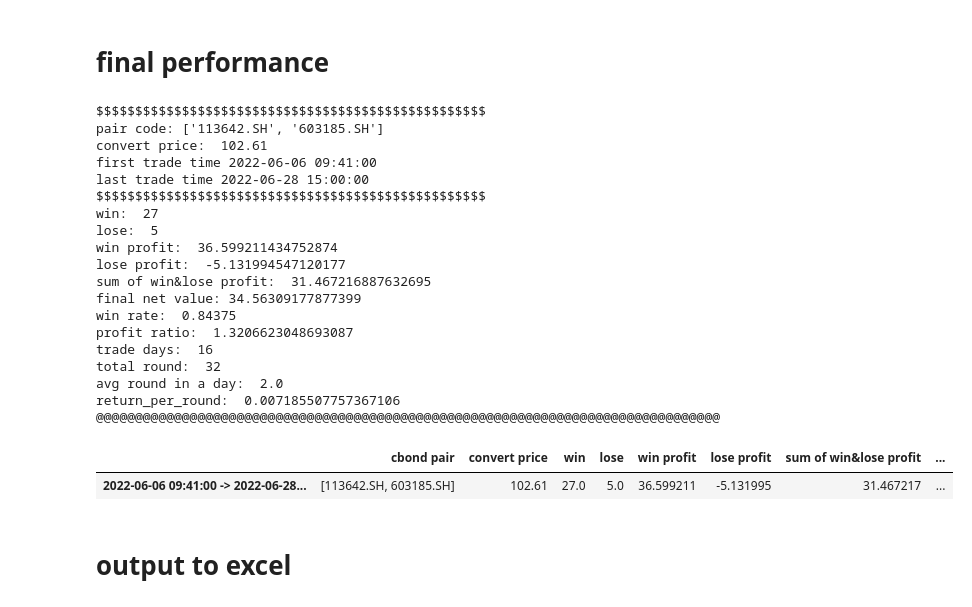
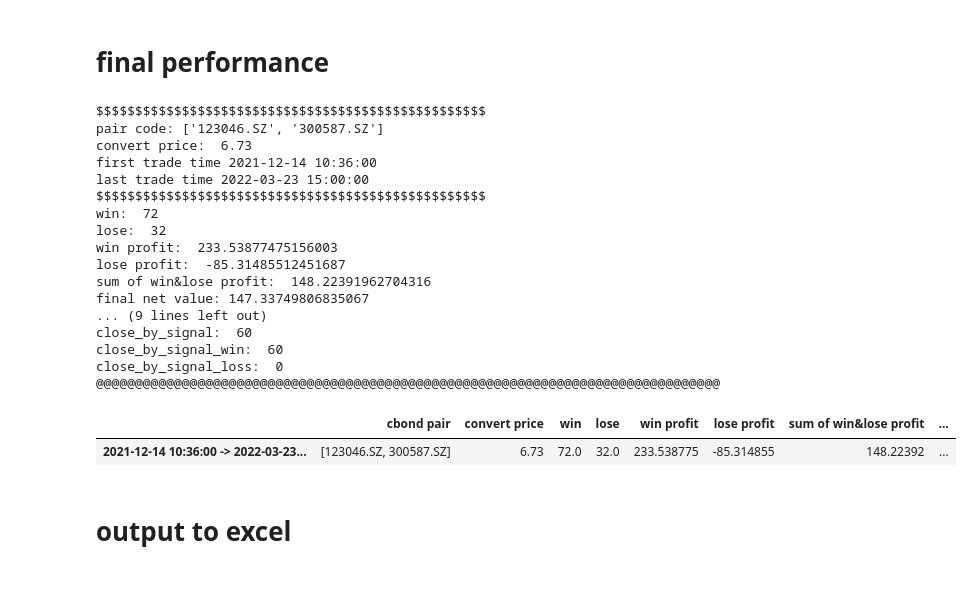
Before and after one commit to PXY11/cms, a Jupyter notebook: backtest_new_2.ipynb, the cells around one changed output. Saved outputs shown, nothing was run; the diff lists cells and outputs as text; code cells hidden in the pictures.

```diff
--- a/backtest_new_2.ipynb
+++ b/backtest_new_2.ipynb
@@ -35,10 +35,10 @@ dict_keys(['123046.SZ', '300587.SZ', '113642.SH', '603185.SH', '110061.SH', '600
 # stock_volume = 100/convert_price #整个回测期间不变
 
 
-# cbond_pair = ['123046.SZ','300587.SZ']
-# part = 1
-# convert_price = 6.73
-# stock_volume = 100/convert_price  # 2021-12-13至2022-03-23
+cbond_pair = ['123046.SZ','300587.SZ']
+part = 1
+convert_price = 6.73
+stock_volume = 100/convert_price  # 2021-12-13至2022-03-23
 # part = 2
 # convert_price = 6.74
 # stock_volume = 100/convert_price  # 2022-03-24至2022-06-28
@@ -50,13 +50,13 @@ dict_keys(['123046.SZ', '300587.SZ', '113642.SH', '603185.SH', '110061.SH', '600
 # stock_volume = 100/convert_price #整个回测期间不变
 
 
-cbond_pair = ['113642.SH','603185.SH']
+# cbond_pair = ['113642.SH','603185.SH']
 # part = 1
 # convert_price = 145.66
 # stock_volume = 100/convert_price  # 2022-04-06至2022-06-02
-part = 2
-convert_price = 102.61
-stock_volume = 100/convert_price  # 2022-06-03至2022-06-28
+# part = 2
+# convert_price = 102.61
+# stock_volume = 100/convert_price  # 2022-06-03至2022-06-28
 # %%
 cbond_pair_price = pd.DataFrame([])
 cbond_pair_price = pd.concat([ohlcv_data[cbond_pair[0]]['close'],ohlcv_data[cbond_pair[1]]['close']],axis=1)
@@ -551,44 +602,53 @@ print('trade days: ',trade_days)
 print('total round: ',total_round)
 print('avg round in a day: ',round_per_day)
 print('return_per_round: ',return_per_round)
+
+print('close_by_time: ',close_by_time)
+print('close_by_time_win: ',close_by_time_win)
+print('close_by_time_loss: ',close_by_time_loss)
+print('close_by_signal: ',close_by_signal)
+print('close_by_signal_win: ',close_by_signal_win)
+print('close_by_signal_loss: ',close_by_signal_loss)
 print('@'*80)
 # %% [output]
 $$$$$$$$$$$$$$$$$$$$$$$$$$$$$$$$$$$$$$$$$$$$$$$$$$
-pair code: ['113642.SH', '603185.SH']
-convert price:  102.61
-first trade time 2022-06-06 09:41:00
-last trade time 2022-06-28 15:00:00
+pair code: ['123046.SZ', '300587.SZ']
+convert price:  6.73
+first trade time 2021-12-14 10:36:00
+last trade time 2022-03-23 15:00:00
 $$$$$$$$$$$$$$$$$$$$$$$$$$$$$$$$$$$$$$$$$$$$$$$$$$
-win:  27
-lose:  5
-win profit:  36.599211434752874
-lose profit:  -5.131994547120177
-sum of win&lose profit:  31.467216887632695
-final net value: 34.56309177877399
-win rate:  0.84375
-profit ratio:  1.3206623048693087
-trade days:  16
-total round:  32
-avg round in a day:  2.0
-return_per_round:  0.007185507757367106
+win:  72
+lose:  32
+win profit:  233.53877475156003
+lose profit:  -85.31485512451687
+sum of win&lose profit:  148.22391962704316
+final net value: 147.33749806835067
+... (9 lines left out)
+close_by_signal:  60
+close_by_signal_win:  60
+close_by_signal_loss:  0
 @@@@@@@@@@@@@@@@@@@@@@@@@@@@@@@@@@@@@@@@@@@@@@@@@@@@@@@@@@@@@@@@@@@@@@@@@@@@@@@@
 # %%
-df_res = pd.DataFrame(data = [[np.nan]*14],
+df_res = pd.DataFrame(data = [[np.nan]*20],
     columns=['cbond pair','convert price','win','lose','win profit','lose profit',
     'sum of win&lose profit','final net value','win rate',
-    'profit ratio','trade days','total round','avg round in a day','return per round'])
+    'profit ratio','trade days','total round','avg round in a day','return per round',
+    'close by time','close by time win','close by time loss',
+    'close by signal','close by signal win','close by signal loss'])
 
 tmp_idx = str(df_trade.index[1]) + ' -> ' + str(df_trade.index[-1])
 tmp_line = [cbond_pair,convert_price,win,lose,win_profit,lose_profit,
             win_profit+lose_profit,df_trade['net value'].values[-1],win_rate,
-            profit_ratio,trade_days,total_round,round_per_day,return_per_round]
+            profit_ratio,trade_days,total_round,round_per_day,return_per_round,
+            close_by_time,close_by_time_win,close_by_time_loss,
+            close_by_signal,close_by_signal_win,close_by_signal_loss]
 
 df_res.loc[tmp_idx,df_res.columns] = tmp_line
 df_res = df_res.dropna()
 df_res
 # %% [output]
 |  | cbond pair | convert price | win | lose | win profit | lose profit | sum of win&lose profit | ... |
-| 2022-06-06 09:41:00 -> 2022-06-28... | [113642.SH, 603185.SH] | 102.61 | 27.0 | 5.0 | 36.599211 | -5.131995 | 31.467217 | ... |
+| 2021-12-14 10:36:00 -> 2022-03-23... | [123046.SZ, 300587.SZ] | 6.73 | 72.0 | 32.0 | 233.538775 | -85.314855 | 148.22392 | ... |
 # %% [markdown]
 # output to excel
 # %%
```
Also changed, not shown: parts of 6 cells of this notebook, 2 other files.
